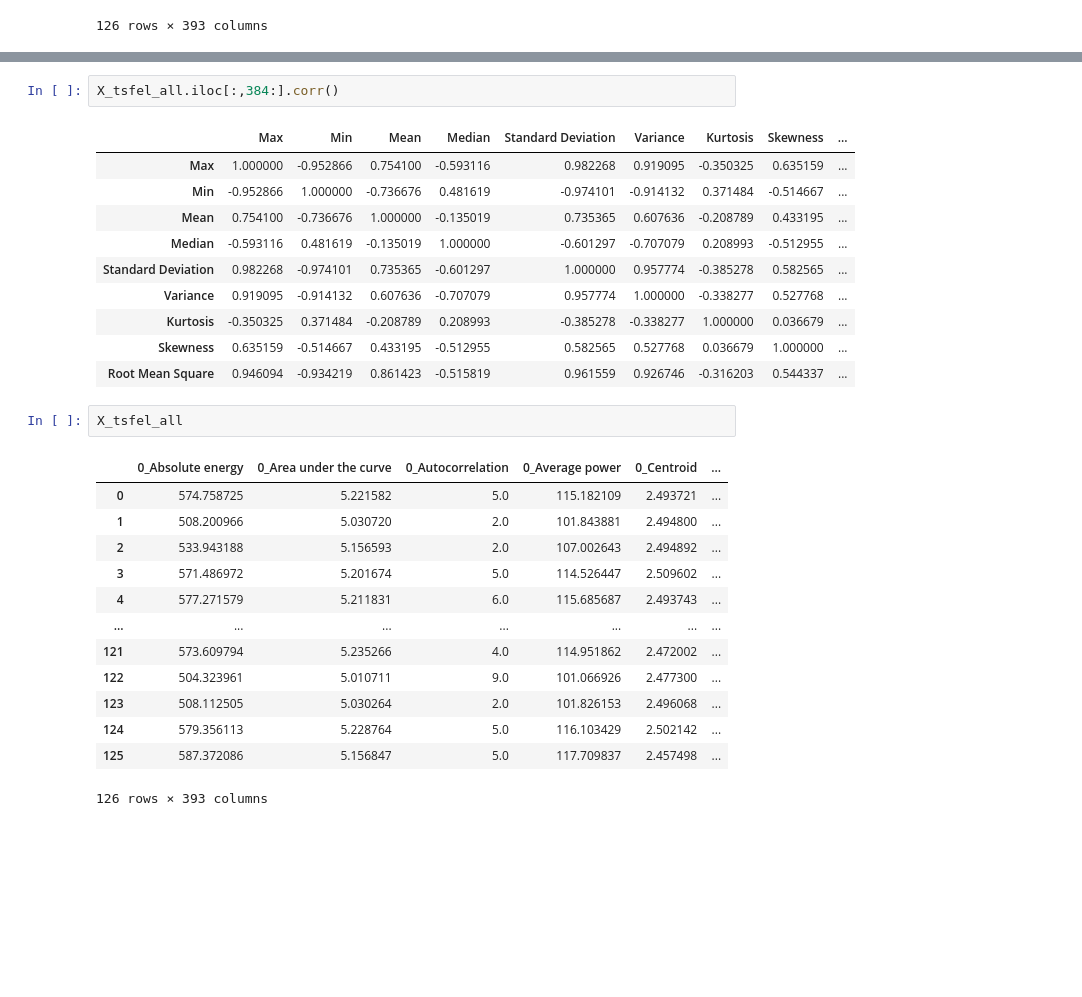
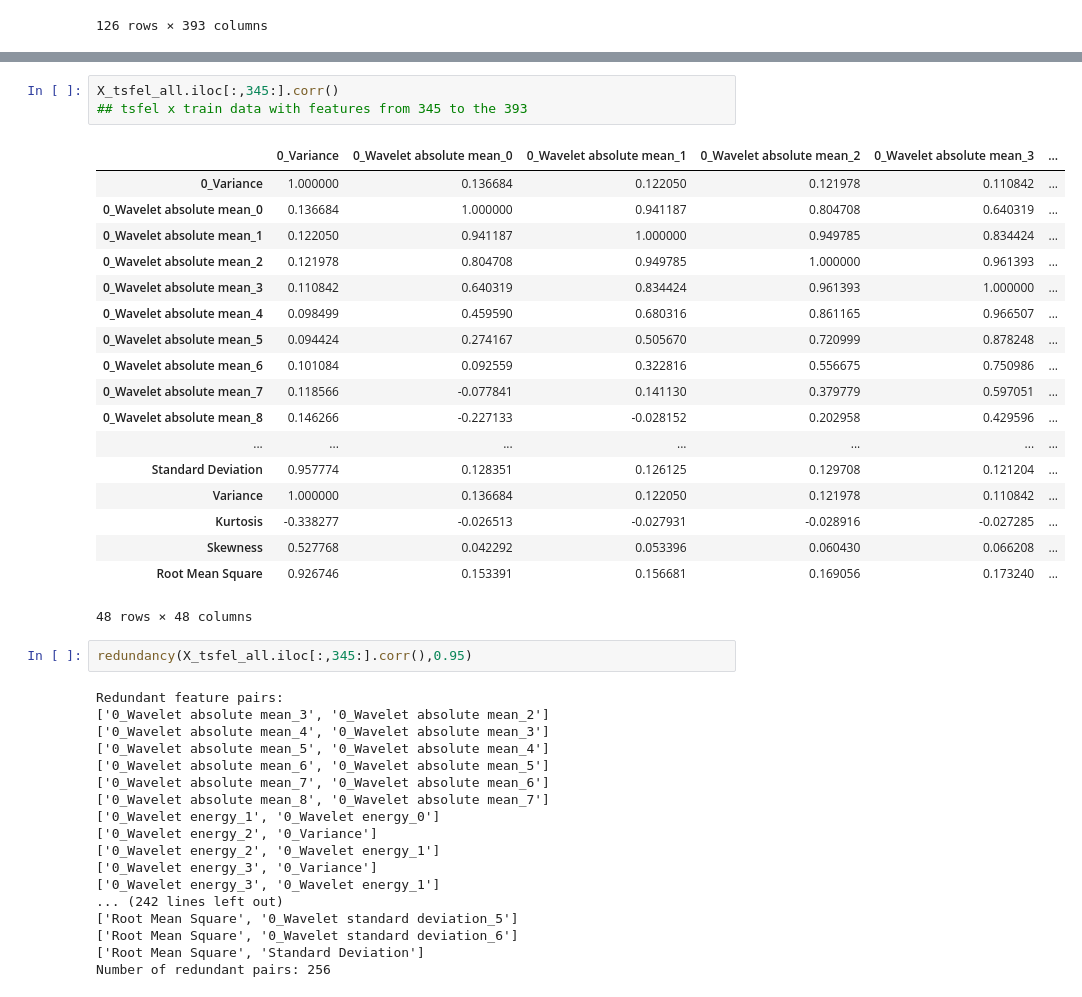
Before and after one commit to MukeshK17/es335-24-fall-assignment-1, a Jupyter notebook: Asst1_Exploratory_Data_Analysis.ipynb, the cells around one changed output, grey strips where cells are left out. Saved outputs shown, nothing was run; the diff lists cells and outputs as text; blank space fills up the shorter version.

```diff
--- a/Asst1_Exploratory_Data_Analysis.ipynb
+++ b/Asst1_Exploratory_Data_Analysis.ipynb
@@ -393,29 +446,42 @@ CORRELATION MATRIX
 # %%
-X_tsfel_all.iloc[:,384:].corr()
+X_tsfel_all.iloc[:,345:].corr()
+## tsfel x train data with features from 345 to the 393
 # %% [output]
-|  | Max | Min | Mean | Median | Standard Deviation | Variance | Kurtosis | Skewness | ... |
-| Max | 1.000000 | -0.952866 | 0.754100 | -0.593116 | 0.982268 | 0.919095 | -0.350325 | 0.635159 | ... |
-| Min | -0.952866 | 1.000000 | -0.736676 | 0.481619 | -0.974101 | -0.914132 | 0.371484 | -0.514667 | ... |
-| Mean | 0.754100 | -0.736676 | 1.000000 | -0.135019 | 0.735365 | 0.607636 | -0.208789 | 0.433195 | ... |
-| Median | -0.593116 | 0.481619 | -0.135019 | 1.000000 | -0.601297 | -0.707079 | 0.208993 | -0.512955 | ... |
-| Standard Deviation | 0.982268 | -0.974101 | 0.735365 | -0.601297 | 1.000000 | 0.957774 | -0.385278 | 0.582565 | ... |
-| Variance | 0.919095 | -0.914132 | 0.607636 | -0.707079 | 0.957774 | 1.000000 | -0.338277 | 0.527768 | ... |
-| Kurtosis | -0.350325 | 0.371484 | -0.208789 | 0.208993 | -0.385278 | -0.338277 | 1.000000 | 0.036679 | ... |
-| Skewness | 0.635159 | -0.514667 | 0.433195 | -0.512955 | 0.582565 | 0.527768 | 0.036679 | 1.000000 | ... |
-| Root Mean Square | 0.946094 | -0.934219 | 0.861423 | -0.515819 | 0.961559 | 0.926746 | -0.316203 | 0.544337 | ... |
+|  | 0_Variance | 0_Wavelet absolute mean_0 | 0_Wavelet absolute mean_1 | 0_Wavelet absolute mean_2 | 0_Wavelet absolute mean_3 | ... |
+| 0_Variance | 1.000000 | 0.136684 | 0.122050 | 0.121978 | 0.110842 | ... |
+| 0_Wavelet absolute mean_0 | 0.136684 | 1.000000 | 0.941187 | 0.804708 | 0.640319 | ... |
+| 0_Wavelet absolute mean_1 | 0.122050 | 0.941187 | 1.000000 | 0.949785 | 0.834424 | ... |
+| 0_Wavelet absolute mean_2 | 0.121978 | 0.804708 | 0.949785 | 1.000000 | 0.961393 | ... |
+| 0_Wavelet absolute mean_3 | 0.110842 | 0.640319 | 0.834424 | 0.961393 | 1.000000 | ... |
+| 0_Wavelet absolute mean_4 | 0.098499 | 0.459590 | 0.680316 | 0.861165 | 0.966507 | ... |
+| 0_Wavelet absolute mean_5 | 0.094424 | 0.274167 | 0.505670 | 0.720999 | 0.878248 | ... |
+| 0_Wavelet absolute mean_6 | 0.101084 | 0.092559 | 0.322816 | 0.556675 | 0.750986 | ... |
+| 0_Wavelet absolute mean_7 | 0.118566 | -0.077841 | 0.141130 | 0.379779 | 0.597051 | ... |
+| 0_Wavelet absolute mean_8 | 0.146266 | -0.227133 | -0.028152 | 0.202958 | 0.429596 | ... |
+| ... | ... | ... | ... | ... | ... | ... |
+| Standard Deviation | 0.957774 | 0.128351 | 0.126125 | 0.129708 | 0.121204 | ... |
+| Variance | 1.000000 | 0.136684 | 0.122050 | 0.121978 | 0.110842 | ... |
+| Kurtosis | -0.338277 | -0.026513 | -0.027931 | -0.028916 | -0.027285 | ... |
+| Skewness | 0.527768 | 0.042292 | 0.053396 | 0.060430 | 0.066208 | ... |
+| Root Mean Square | 0.926746 | 0.153391 | 0.156681 | 0.169056 | 0.173240 | ... |
+48 rows × 48 columns
-# %%
-X_tsfel_all
-# %% [output]
-|  | 0_Absolute energy | 0_Area under the curve | 0_Autocorrelation | 0_Average power | 0_Centroid | ... |
-| 0 | 574.758725 | 5.221582 | 5.0 | 115.182109 | 2.493721 | ... |
-| 1 | 508.200966 | 5.030720 | 2.0 | 101.843881 | 2.494800 | ... |
-| 2 | 533.943188 | 5.156593 | 2.0 | 107.002643 | 2.494892 | ... |
-| 3 | 571.486972 | 5.201674 | 5.0 | 114.526447 | 2.509602 | ... |
-| 4 | 577.271579 | 5.211831 | 6.0 | 115.685687 | 2.493743 | ... |
-| ... | ... | ... | ... | ... | ... | ... |
-| 121 | 573.609794 | 5.235266 | 4.0 | 114.951862 | 2.472002 | ... |
-| 122 | 504.323961 | 5.010711 | 9.0 | 101.066926 | 2.477300 | ... |
-| 123 | 508.112505 | 5.030264 | 2.0 | 101.826153 | 2.496068 | ... |
-| 124 | 579.356113 | 5.228764 | 5.0 | 116.103429 | 2.502142 | ... |
-| 125 | 587.372086 | 5.156847 | 5.0 | 117.709837 | 2.457498 | ... |
-126 rows × 393 columns
+# %%
+redundancy(X_tsfel_all.iloc[:,345:].corr(),0.95)
+# %% [output]
+Redundant feature pairs:
+['0_Wavelet absolute mean_3', '0_Wavelet absolute mean_2']
+['0_Wavelet absolute mean_4', '0_Wavelet absolute mean_3']
+['0_Wavelet absolute mean_5', '0_Wavelet absolute mean_4']
+['0_Wavelet absolute mean_6', '0_Wavelet absolute mean_5']
+['0_Wavelet absolute mean_7', '0_Wavelet absolute mean_6']
+['0_Wavelet absolute mean_8', '0_Wavelet absolute mean_7']
+['0_Wavelet energy_1', '0_Wavelet energy_0']
+['0_Wavelet energy_2', '0_Variance']
+['0_Wavelet energy_2', '0_Wavelet energy_1']
+['0_Wavelet energy_3', '0_Variance']
+['0_Wavelet energy_3', '0_Wavelet energy_1']
+... (242 lines left out)
+['Root Mean Square', '0_Wavelet standard deviation_5']
+['Root Mean Square', '0_Wavelet standard deviation_6']
+['Root Mean Square', 'Standard Deviation']
+Number of redundant pairs: 256
```
Also changed, not shown: parts of 20 cells of this notebook, 1 other file.
